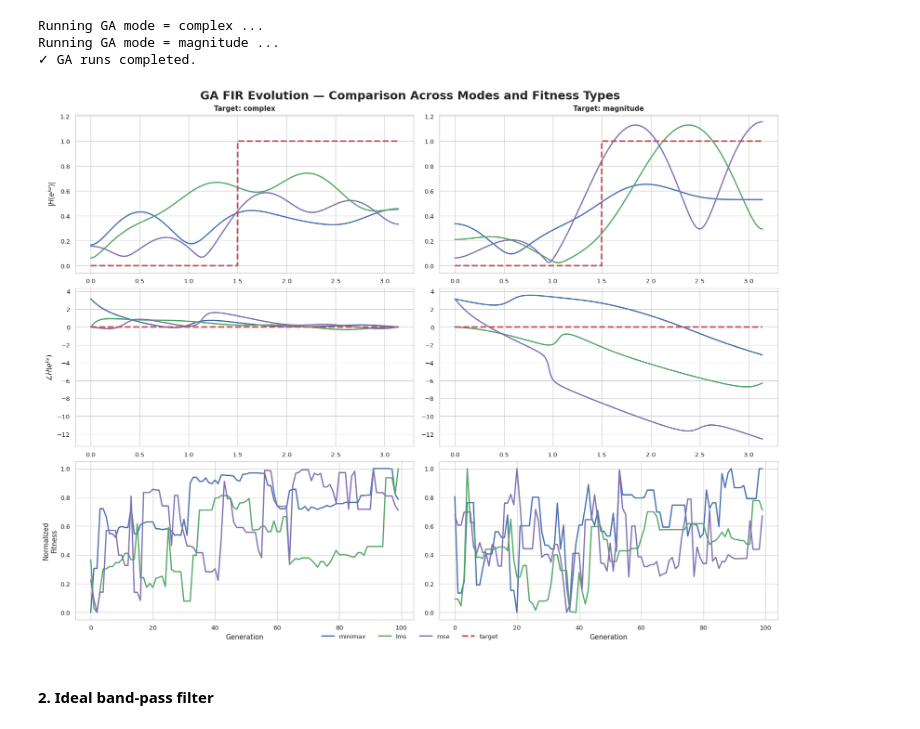
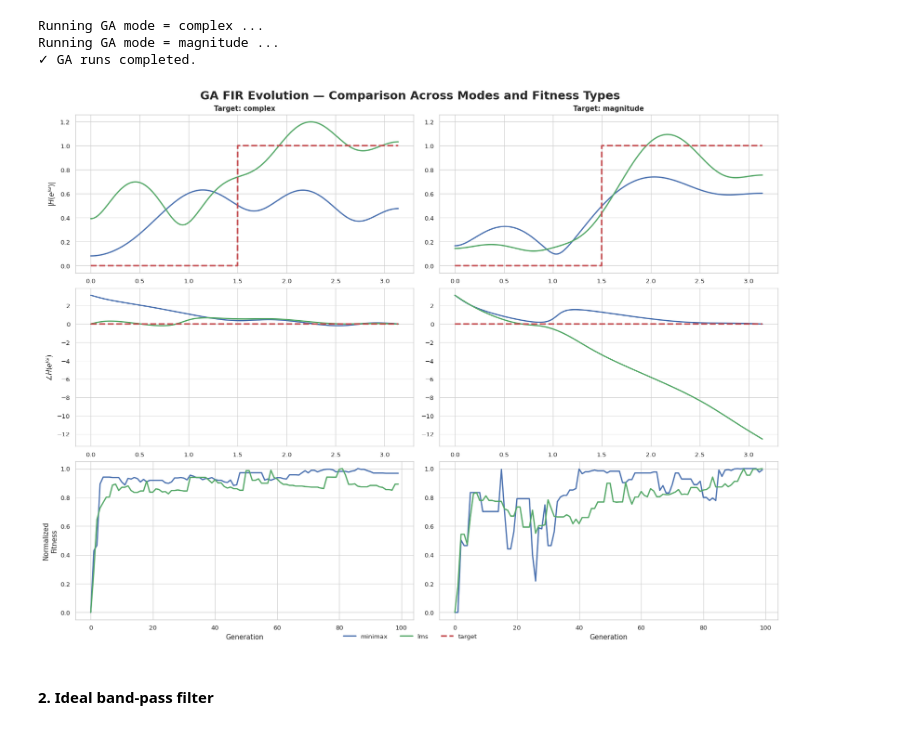
Before and after one commit to simdeistud/optimization-ai, a Jupyter notebook: EXAM PROJECT/project.ipynb, the cells around one changed output. Drawn from its saved outputs; the diff is of its cells as text; code cells hidden in the pictures.

```diff
--- a/EXAM PROJECT/project.ipynb
+++ b/EXAM PROJECT/project.ipynb
@@ -42,7 +38,7 @@ In FIR filters, there is a big difference between a coefficient being exactly ze
 def init_individual(order):
     individual = []
     for _ in range(order):
-        individual.append(random.choice([random.uniform(-1, 1), 0]))
+        individual.append(random.uniform(-1, 1))
     return individual
 # %%
 def init_pop(order, n_pop):
@@ -198,7 +179,6 @@ sns.set_theme(
 COLORS = {
     "minimax": sns.color_palette("deep")[0],
     "lms": sns.color_palette("deep")[2],
-    "mse": sns.color_palette("deep")[4],
     "target": sns.color_palette("deep")[3],
 }
 # %%
@@ -237,7 +217,6 @@ for mode in modes:
     print(f"Running GA mode = {mode} ...")
     results[(mode, "minimax")] = GA(N_chrom, generations, order, target, minimax_fit, elitism=False, mode=mode)
     results[(mode, "lms")] = GA(N_chrom, generations, order, target, lms_fit, elitism=False, mode=mode)
-    results[(mode, "mse")] = GA(N_chrom, generations, order, target, mse_fit, elitism=False, mode=mode)
 
 print("✓ GA runs completed.")
 # %% [output]
@@ -262,25 +241,21 @@ for col, mode in enumerate(modes):
     # Final individuals
     b_minimax = results[(mode, "minimax")][-1]
     b_lms = results[(mode, "lms")][-1]
-    b_mse = results[(mode, "mse")][-1]
 
     # Frequency responses
     w, H_minimax, Ht = compute_FR(b_minimax)
     _, H_lms, _ = compute_FR(b_lms)
-    _, H_mse, _ = compute_FR(b_mse)
 
     # Magnitude / phase
     mag = {
         "minimax": np.abs(H_minimax),
         "lms": np.abs(H_lms),
-        "mse": np.abs(H_mse),
         "target": np.abs(Ht),
     }
 
     ph = {
         "minimax": np.unwrap(np.angle(H_minimax)),
         "lms": np.unwrap(np.angle(H_lms)),
-        "mse": np.unwrap(np.angle(H_mse)),
         "target": np.unwrap(np.angle(Ht)),
     }
 
@@ -290,14 +265,12 @@ for col, mode in enumerate(modes):
                               for b in results[(mode, "minimax")]]),
         "lms": normalize([lms_fit(b, target, mode=mode)
                           for b in results[(mode, "lms")]]),
-        "mse": normalize([mse_fit(b, target, mode=mode)
-                          for b in results[(mode, "mse")]]),
     }
     gens = np.arange(len(fit["minimax"]))
 
     # ------------------ Magnitude ------------------
     ax = axes[0, col]
-    for k in ["minimax", "lms", "mse"]:
+    for k in ["minimax", "lms"]:
         ax.plot(w, mag[k], color=COLORS[k], lw=2, label=k)
 
     ax.plot(w, mag["target"], color=COLORS["target"],
@@ -309,7 +282,7 @@ for col, mode in enumerate(modes):
 
     # ------------------ Phase ------------------
     ax = axes[1, col]
-    for k in ["minimax", "lms", "mse"]:
+    for k in ["minimax", "lms"]:
         ax.plot(w, ph[k], color=COLORS[k], lw=2)
 
     ax.plot(w, ph["target"], color=COLORS["target"],
@@ -318,35 +291,35 @@ for col, mode in enumerate(modes):
     if col == 0:
         ax.set_ylabel(r"$\angle H(e^{j\omega})$")
 
     # ------------------ Fitness ------------------
     ax = axes[2, col]
-    for k in ["minimax", "lms", "mse"]:
+    for k in ["minimax", "lms"]:
         ax.plot(gens, fit[k], color=COLORS[k], lw=2, label=k)
 
     ax.set_xlabel("Generation")
     if col == 0:
         ax.set_ylabel("Normalized\nFitness")
 
 # Unified legend
 handles, labels = axes[0, 0].get_legend_handles_labels()
 fig.legend(
     handles, labels,
     loc="lower center",
     ncol=4,
     frameon=False
 )
 
 # --- equalize Y scale only for magnitude and phase plots ---
 for r in (0, 1):
     ymins, ymaxs = zip(*(ax.get_ylim() for ax in axes[r, :]))
     ymin, ymax = min(ymins), max(ymaxs)
     for ax in axes[r, :]:
         ax.set_ylim(ymin, ymax)
 # --------------------------------------------------------------
 
 plt.show()
 # %% [output]
-[figure, old version]
+[figure, new version]
 # %% [markdown]
 #### 2. Ideal band-pass filter
 # %%
```
Also changed, not shown: parts of 16 cells of this notebook.
